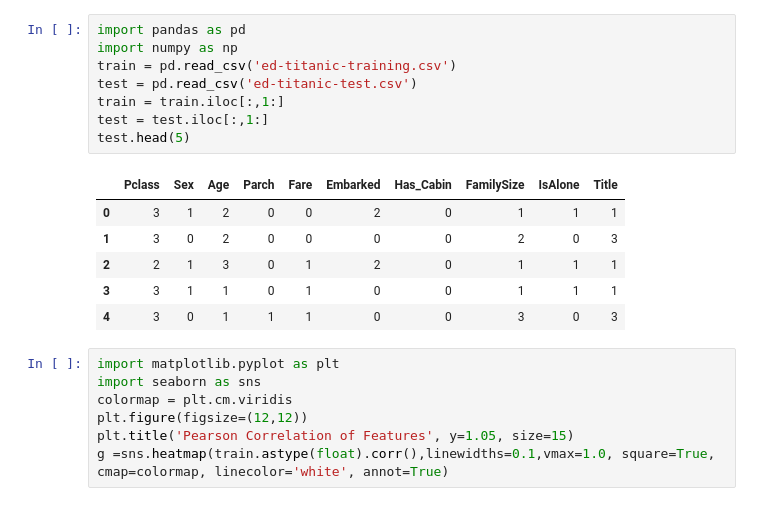
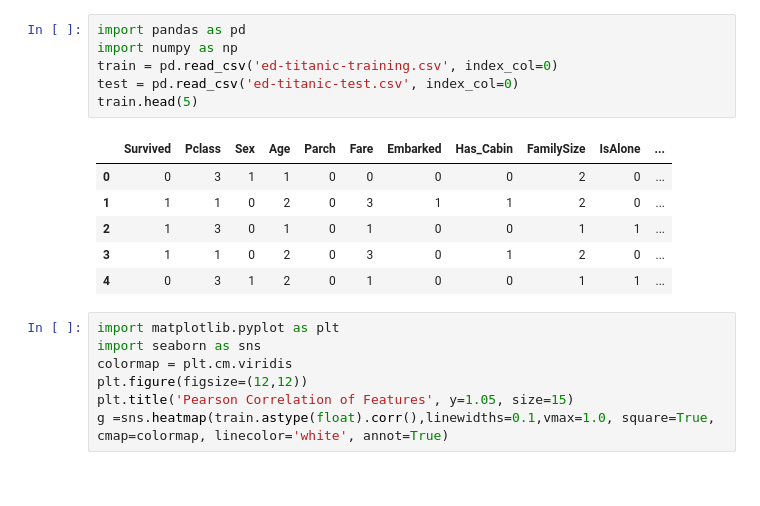
Before and after one commit to mijapa/data_mining, a Jupyter notebook: lab2/decision_trees.ipynb, the cells around one changed output. Cells and saved outputs as stored; diff of their text form.

```diff
--- a/lab2/decision_trees.ipynb
+++ b/lab2/decision_trees.ipynb
@@ -1,18 +1,16 @@
 # %%
 import pandas as pd
 import numpy as np
-train = pd.read_csv('ed-titanic-training.csv')
-test = pd.read_csv('ed-titanic-test.csv')
-train = train.iloc[:,1:]
-test = test.iloc[:,1:]
-test.head(5)
+train = pd.read_csv('ed-titanic-training.csv', index_col=0)
+test = pd.read_csv('ed-titanic-test.csv', index_col=0)
+train.head(5)
 # %% [output]
-|  | Pclass | Sex | Age | Parch | Fare | Embarked | Has_Cabin | FamilySize | IsAlone | Title |
-| 0 | 3 | 1 | 2 | 0 | 0 | 2 | 0 | 1 | 1 | 1 |
-| 1 | 3 | 0 | 2 | 0 | 0 | 0 | 0 | 2 | 0 | 3 |
-| 2 | 2 | 1 | 3 | 0 | 1 | 2 | 0 | 1 | 1 | 1 |
-| 3 | 3 | 1 | 1 | 0 | 1 | 0 | 0 | 1 | 1 | 1 |
-| 4 | 3 | 0 | 1 | 1 | 1 | 0 | 0 | 3 | 0 | 3 |
+|  | Survived | Pclass | Sex | Age | Parch | Fare | Embarked | Has_Cabin | FamilySize | IsAlone | ... |
+| 0 | 0 | 3 | 1 | 1 | 0 | 0 | 0 | 0 | 2 | 0 | ... |
+| 1 | 1 | 1 | 0 | 2 | 0 | 3 | 1 | 1 | 2 | 0 | ... |
+| 2 | 1 | 3 | 0 | 1 | 0 | 1 | 0 | 0 | 1 | 1 | ... |
+| 3 | 1 | 1 | 0 | 2 | 0 | 3 | 0 | 1 | 2 | 0 | ... |
+| 4 | 0 | 3 | 1 | 2 | 0 | 1 | 0 | 0 | 1 | 1 | ... |
 # %%
 import matplotlib.pyplot as plt
 import seaborn as sns
```
Also changed, not shown: parts of 2 cells of this notebook.
